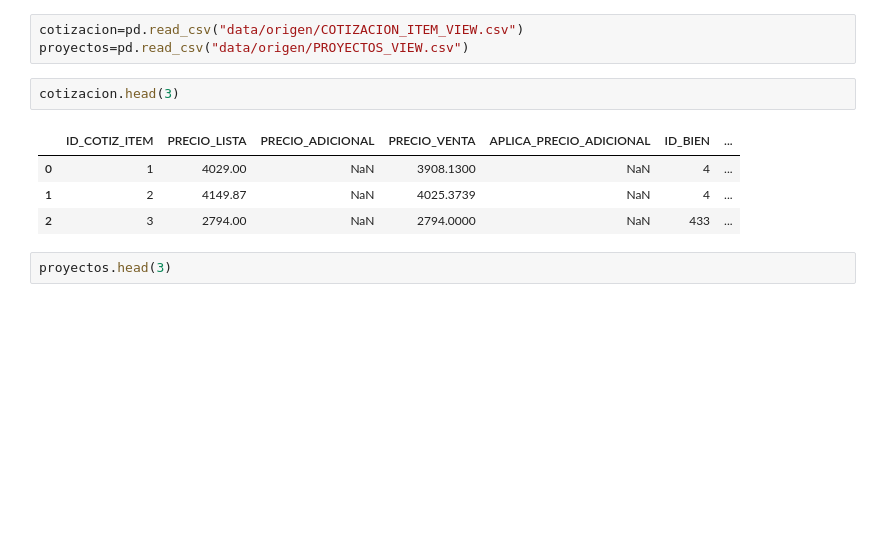
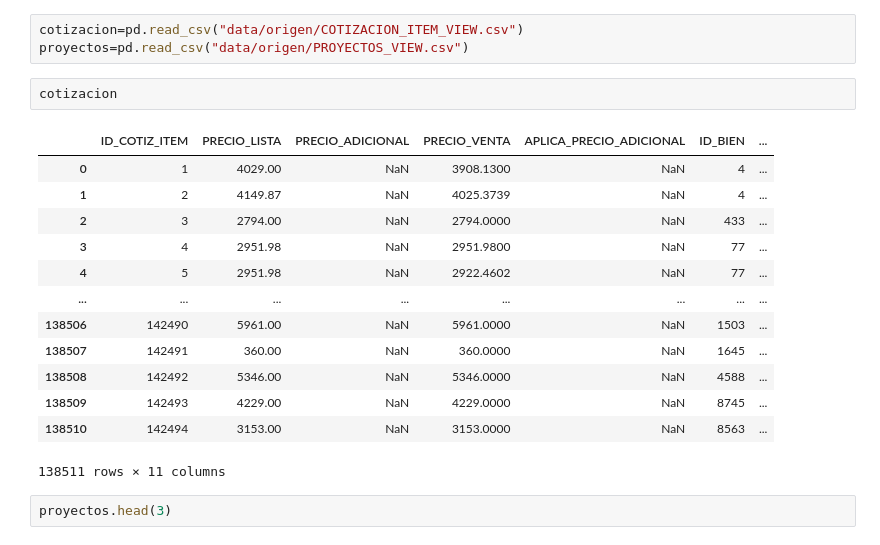
Before and after one commit to jospinoponce/JaimeOpsino_Form_Test, a Jupyter notebook: EDA.ipynb, the cells around one changed output. Saved outputs shown, nothing was run; the diff lists cells and outputs as text; blank space fills up the shorter version.

```diff
--- a/EDA.ipynb
+++ b/EDA.ipynb
@@ -6,12 +7,21 @@ import pandas as pd
 cotizacion=pd.read_csv("data/origen/COTIZACION_ITEM_VIEW.csv")
 proyectos=pd.read_csv("data/origen/PROYECTOS_VIEW.csv")
 # %%
-cotizacion.head(3)
+cotizacion
 # %% [output]
 |  | ID_COTIZ_ITEM | PRECIO_LISTA | PRECIO_ADICIONAL | PRECIO_VENTA | APLICA_PRECIO_ADICIONAL | ID_BIEN | ... |
 | 0 | 1 | 4029.00 | NaN | 3908.1300 | NaN | 4 | ... |
 | 1 | 2 | 4149.87 | NaN | 4025.3739 | NaN | 4 | ... |
 | 2 | 3 | 2794.00 | NaN | 2794.0000 | NaN | 433 | ... |
+| 3 | 4 | 2951.98 | NaN | 2951.9800 | NaN | 77 | ... |
+| 4 | 5 | 2951.98 | NaN | 2922.4602 | NaN | 77 | ... |
+| ... | ... | ... | ... | ... | ... | ... | ... |
+| 138506 | 142490 | 5961.00 | NaN | 5961.0000 | NaN | 1503 | ... |
+| 138507 | 142491 | 360.00 | NaN | 360.0000 | NaN | 1645 | ... |
+| 138508 | 142492 | 5346.00 | NaN | 5346.0000 | NaN | 4588 | ... |
+| 138509 | 142493 | 4229.00 | NaN | 4229.0000 | NaN | 8745 | ... |
+| 138510 | 142494 | 3153.00 | NaN | 3153.0000 | NaN | 8563 | ... |
+138511 rows × 11 columns
 # %%
 proyectos.head(3)
 # %% [output]
```
Also changed, not shown: parts of 12 cells of this notebook.
